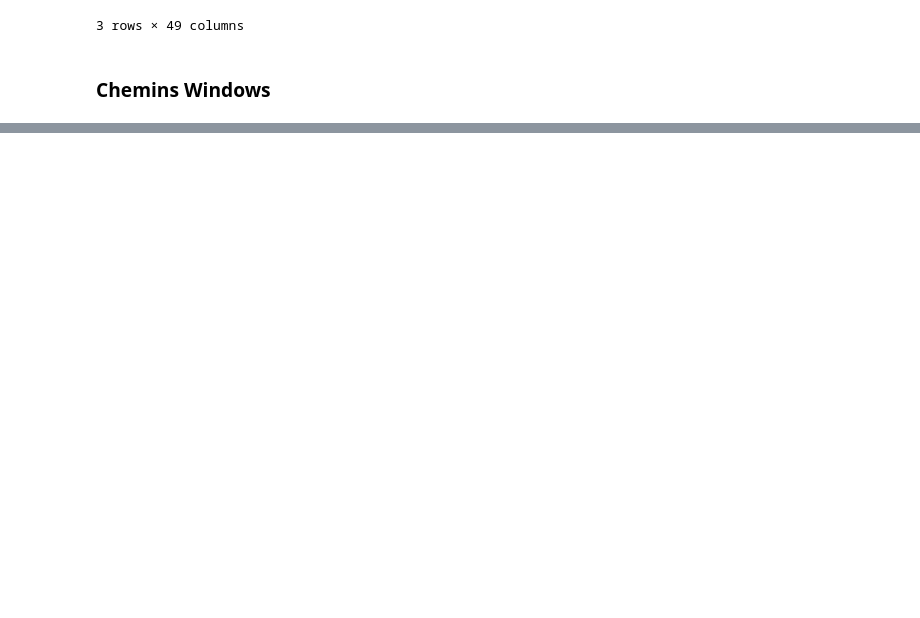
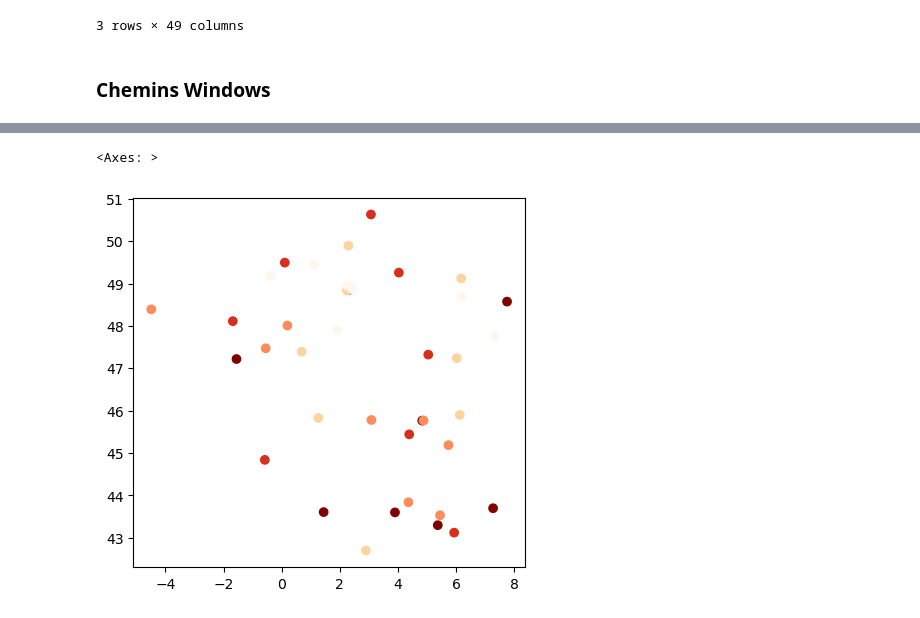
Before and after one commit to matthcol/python202503, a Jupyter notebook: Villes_pandas_gis.ipynb, the cells around one changed output, grey strips where cells are left out. Cells and saved outputs as stored; diff of their text form; code cells hidden in the pictures; blank space fills up the shorter version.

```diff
--- a/Villes_pandas_gis.ipynb
+++ b/Villes_pandas_gis.ipynb
@@ -1420,0 +1680,8 @@ gdf_cities.to_file('C:/L/villes_100k.shp')
+# %%
+gdf2.plot(
+        column='population',
+        cmap='OrRd', scheme='quantiles'
+    )
+# %% [output]
+<Axes: >
+[figure, added]
```
Also changed, not shown: parts of 46 cells of this notebook.
